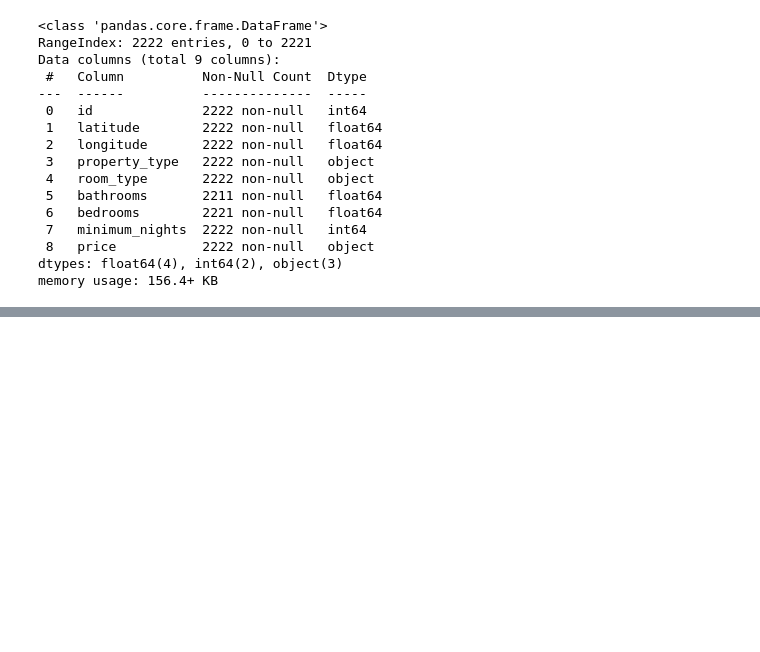
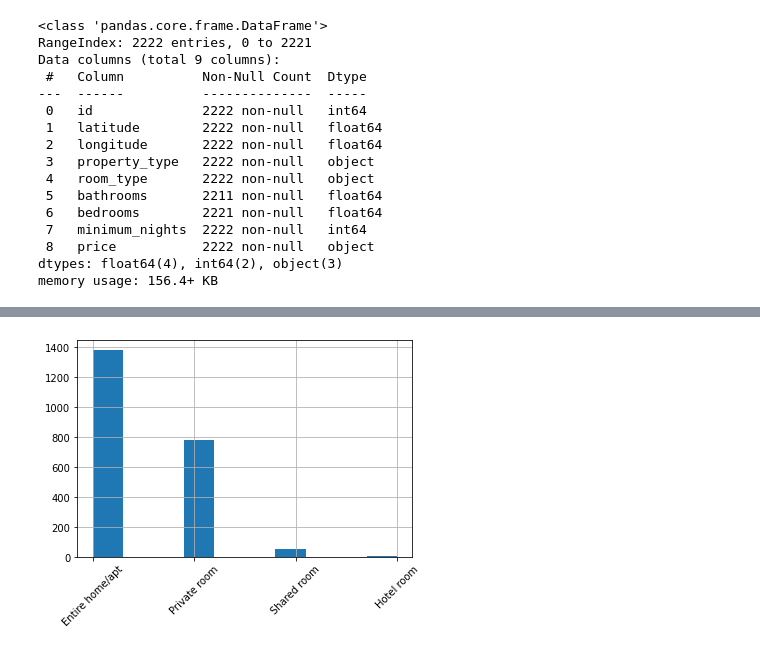
Before and after one commit to kzengg/Project-2, a Jupyter notebook: Project_2.ipynb, the cells around one changed output, grey strips where cells are left out. Saved outputs shown, nothing was run; the diff lists cells and outputs as text; code cells hidden in the pictures; blank space fills up the shorter version.

```diff
--- a/Project_2.ipynb
+++ b/Project_2.ipynb
@@ -98,0 +159,5 @@ df.head()
+# %%
+df['room_type'].hist()
+plt.xticks(rotation = 45);
+# %% [output]
+[figure, added]
```
Also changed, not shown: parts of 25 cells of this notebook.
